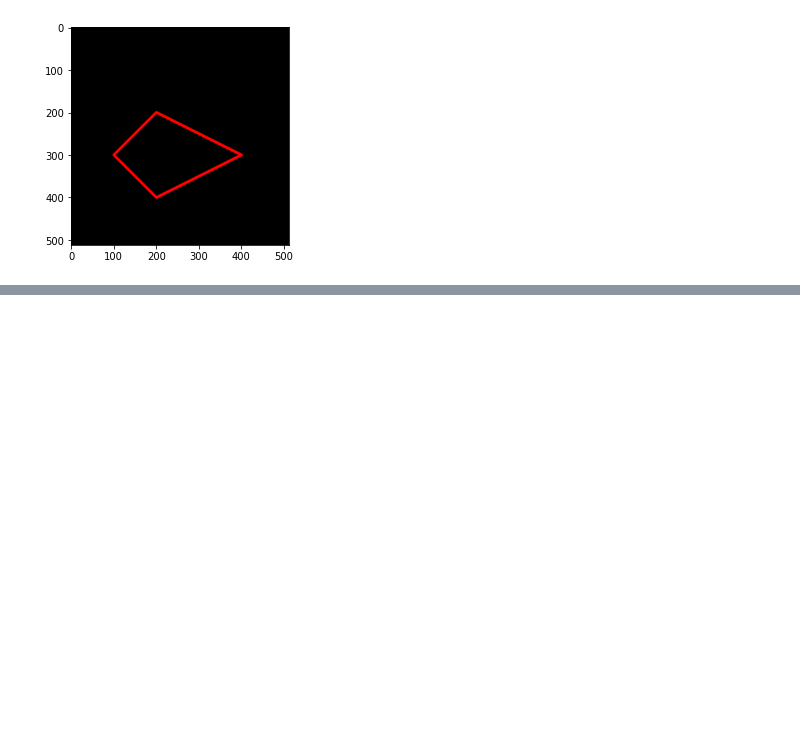
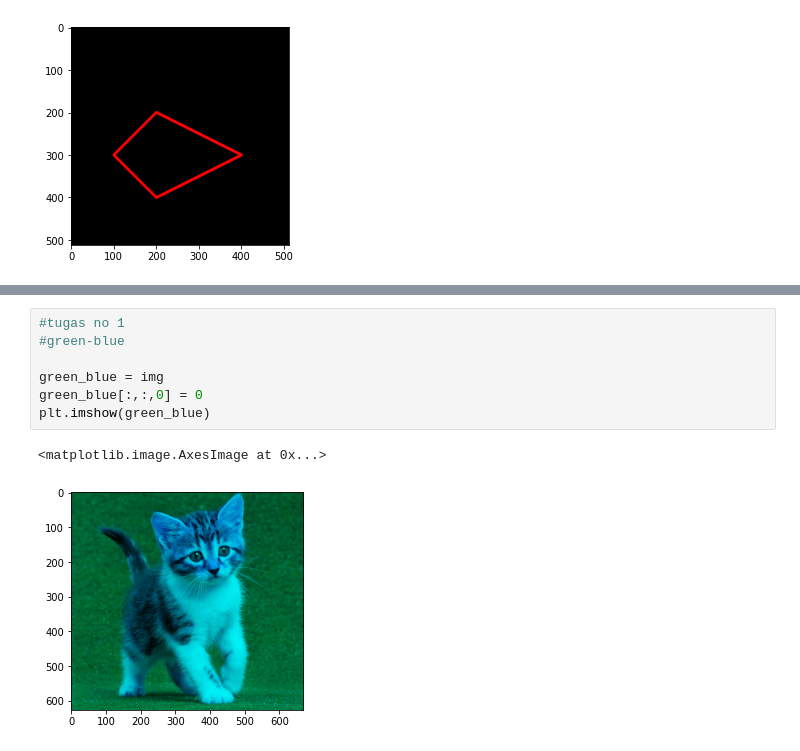
Before and after one commit to riskanursafitri/PCVK-Genap-20-21, a Jupyter notebook: Week2.ipynb, the cells around one changed output, grey strips where cells are left out. Cells and saved outputs as stored; diff of their text form; blank space fills up the shorter version.

```diff
--- a/Week2.ipynb
+++ b/Week2.ipynb
@@ -131,0 +141,10 @@ plt.imshow(black_img2)
+# %%
+#tugas no 1
+#green-blue
+
+green_blue = img
+green_blue[:,:,0] = 0
+plt.imshow(green_blue)
+# %% [output]
+<matplotlib.image.AxesImage at 0x...>
+[figure, added]
```
Also changed, not shown: parts of 7 cells of this notebook.
